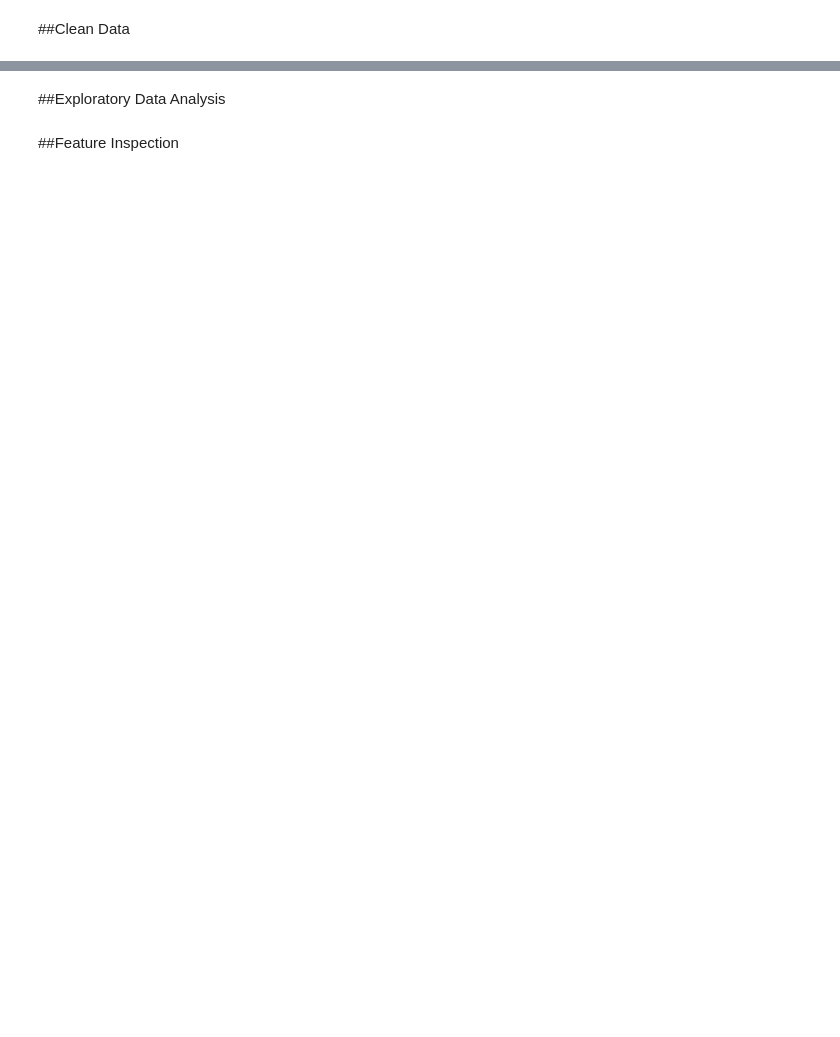
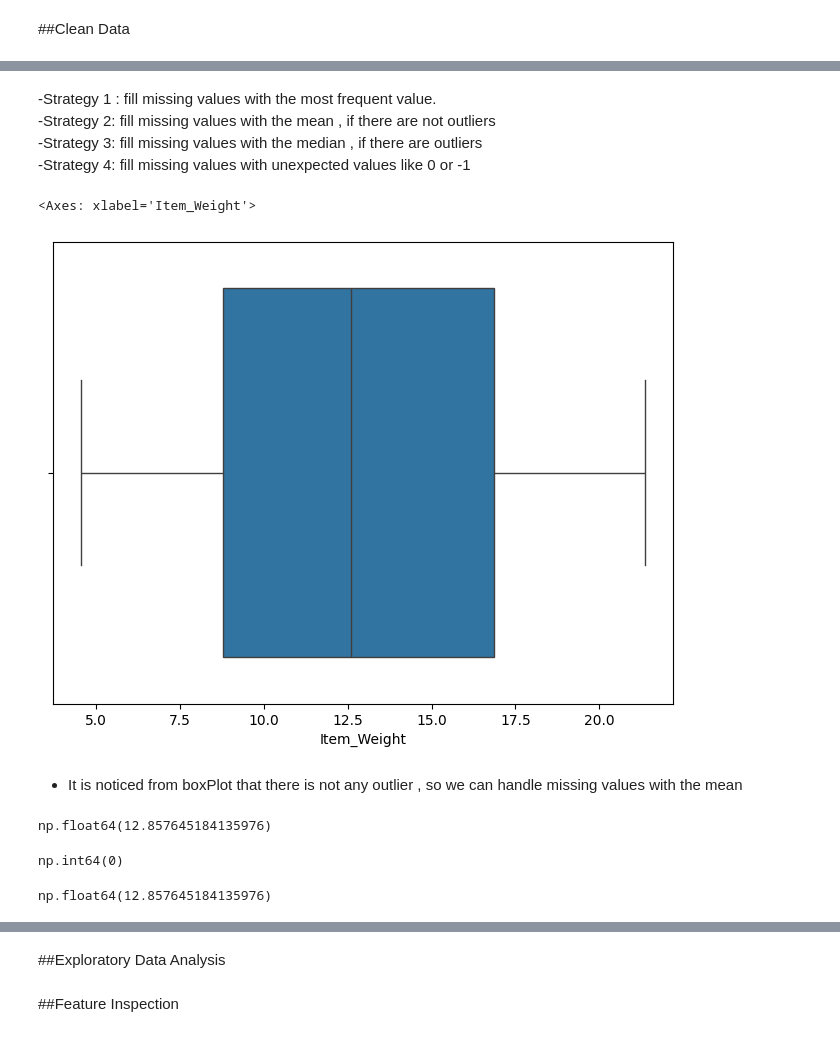
Before and after one commit to dina-masry/Prediction-of-Product-Sales, a Jupyter notebook: Prediction_of_Product_Sales.ipynb, the cells around one changed output, grey strips where cells are left out. Drawn from its saved outputs; the diff is of its cells as text; code cells hidden in the pictures; blank space fills up the shorter version.

```diff
--- a/Prediction_of_Product_Sales.ipynb
+++ b/Prediction_of_Product_Sales.ipynb
@@ -7,3 +7,8 @@
 ##Project Overview
 # %% [markdown]
 ##Load and Inspect Data
+# %%
+import pandas as pd
+fname = '/content/drive/MyDrive/AXSOSACADEMY/01-Fundamentals/Week02/Data/sales_predictions_2023.csv'
+df = pd.read_csv(fname)
+df.head()
@@ -11,0 +135,19 @@
+# %% [markdown]
+-Strategy 1 : fill missing values with the most frequent value. \
+-Strategy 2: fill missing values with the mean , if there are not outliers\
+-Strategy 3: fill missing values with the median , if there are outliers\
+-Strategy 4: fill missing values with unexpected values like 0 or -1
+# %%
+import matplotlib.pyplot as plt
+import seaborn as sns
+plt.figure(figsize=(8, 6))
+sns.boxplot(x=df['Item_Weight'])
+# %% [output]
+<Axes: xlabel='Item_Weight'>
+[figure, added]
+# %% [markdown]
+ - It is noticed from boxPlot that there is not any outlier , so we can handle missing values with  the mean
+# %%
+df['Item_Weight'].mean()
+# %% [output]
+np.float64(12.857645184135976)
@@ -11,0 +156,8 @@
+# %%
+df['Item_Weight'].isna().sum()
+# %% [output]
+np.int64(0)
+# %%
+df['Item_Weight'].mean() # note that mean did not affect , it is still the same
+# %% [output]
+np.float64(12.857645184135976)
```
Also changed, not shown: parts of 28 cells of this notebook.
